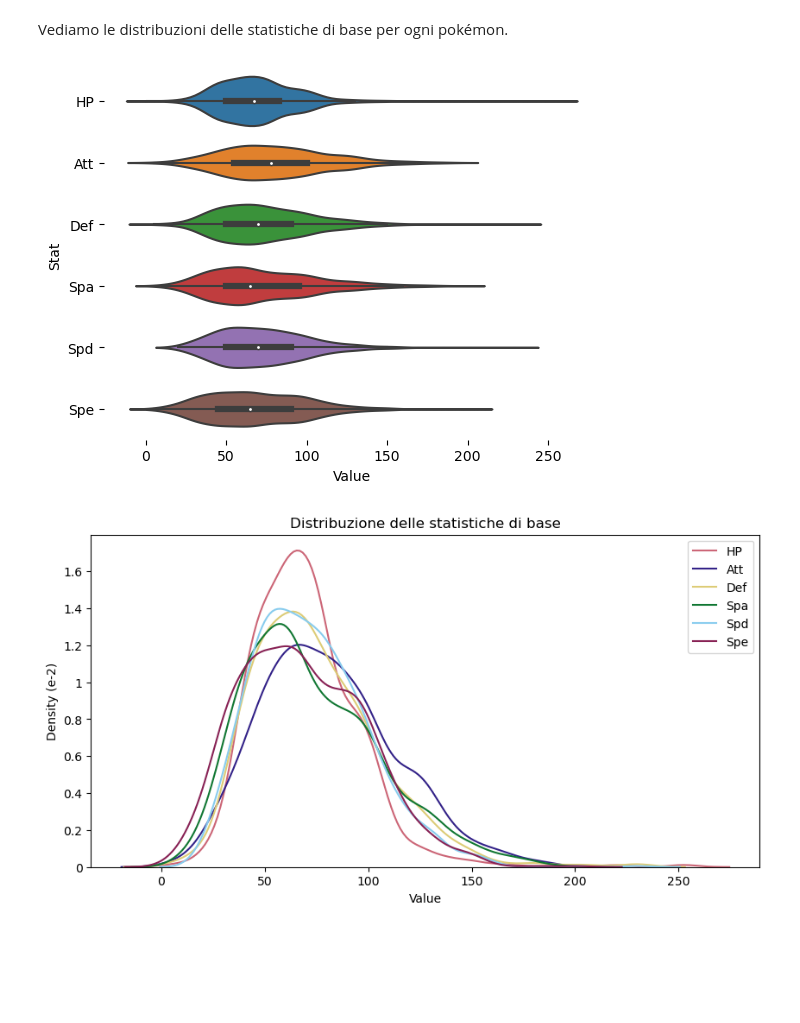
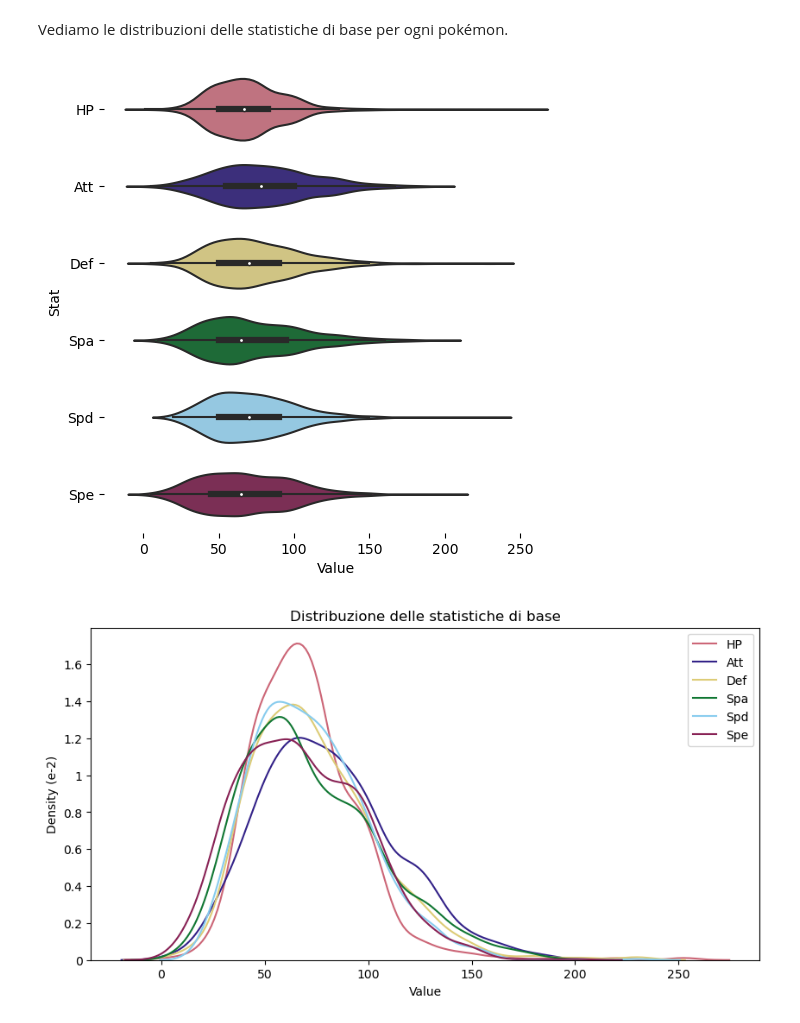
Before and after one commit to Mantotheale/PokemonScientificVisualization, a Jupyter notebook: Pokemon_notebook.ipynb, the cells around one changed output. Cells and saved outputs as stored; diff of their text form; code cells hidden in the pictures; blank space fills up the shorter version.

```diff
--- a/Pokemon_notebook.ipynb
+++ b/Pokemon_notebook.ipynb
@@ -175,15 +175,18 @@ Come si nota dai grafici (normalizzati), pokemon leggendari con basso catch rate
 # %% [markdown]
 Vediamo le distribuzioni delle statistiche di base per ogni pokémon.
 # %%
-fig, axes = plt.subplots()
-sns.violinplot(data=dataset[["HP","Att","Def","Spa","Spd","Spe"]], ax = axes, orient ='h')
+my_pal = {'HP': '#CC6677', 'Att': '#332288', 'Def': '#DDCC77', 'Spa': '#117733', 'Spd': '#88CCEE', 'Spe': '#882255'}
+
+plt.figure(figsize=(6, 6))
+sns.violinplot(data=dataset[["HP","Att","Def","Spa","Spd","Spe"]], orient ='h', palette=my_pal)
 plt.ylabel('Stat')
 plt.xlabel('Value')
 plt.grid(False)
 plt.gca().set_frame_on(False)
+
 plt.show()
 # %% [output]
-[figure, old version]
+[figure, new version]
 # %%
 stats = ['HP', 'Att', 'Def', 'Spa', 'Spd', 'Spe']
 values_by_stats = []
```
Also changed, not shown: parts of 1 cell of this notebook.
